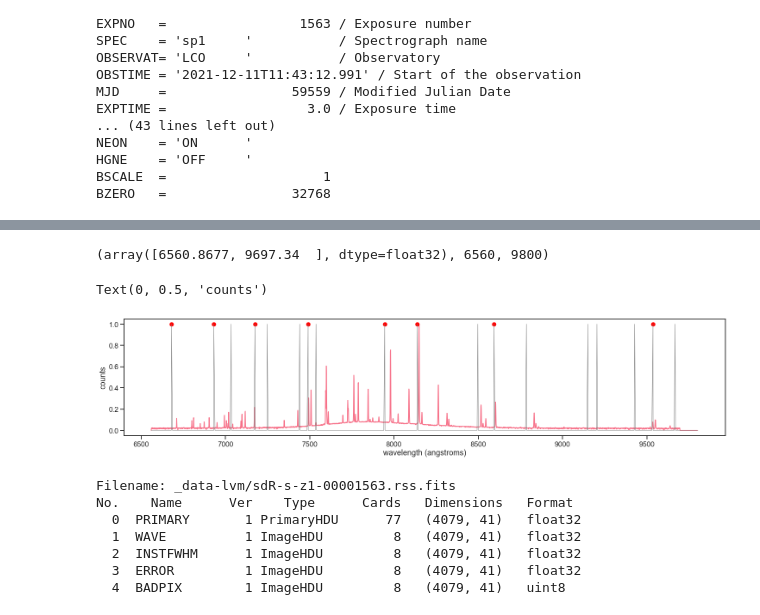
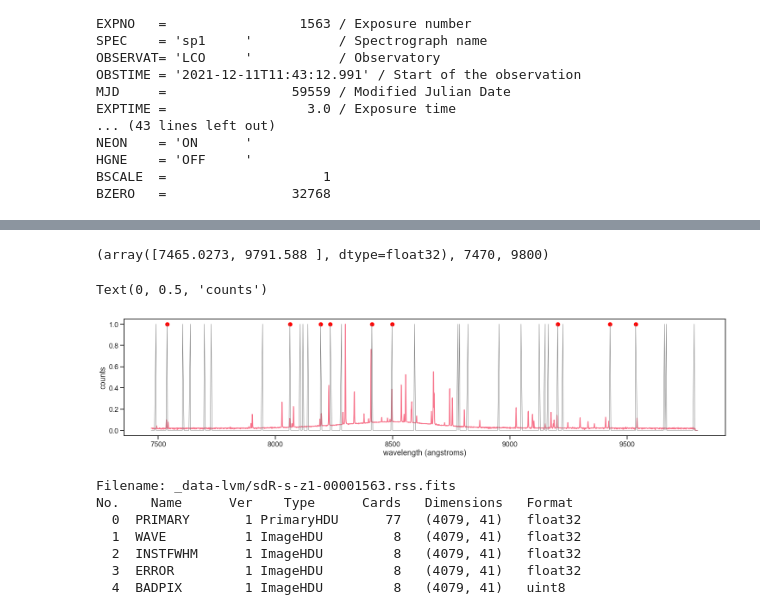
Before and after one commit to sdss/lvmdrp, a Jupyter notebook: docs/nb/lab-lamps.ipynb, the cells around one changed output, grey strips where cells are left out. Cells and saved outputs as stored; diff of their text form; code cells hidden in the pictures.

```diff
--- a/docs/nb/lab-lamps.ipynb
+++ b/docs/nb/lab-lamps.ipynb
@@ -324,16 +330,19 @@ BZERO   =                32768
 # %%
-# 360 nm - 555 nm (Blue channel CCDs)
-# 555 nm - 656 nm (Red channel CCDs)
-# 656 nm - 980 nm (NIR channel CCDs)
-# wli, wlf = 3600, 5550
-# wli, wlf = 5550, 6560
-wli, wlf = 6560, 9800
+# 360-593 nm (Blue channel CCDs)
+# 566-772 nm (Red channel CCDs)
+# 747-980 nm (NIR channel CCDs)
+# wli, wlf = 3600, 5930
+# wli, wlf = 5660, 7720
+wli, wlf = 7470, 9800
 ised = 21
 
 neon_ref = pd.read_csv("_data-lvm/neon-lines_desi.txt", sep="\s+", comment="#", names=["Wavelength", "Spectrum", "Spectrograph"]).sort_values("Wavelength").set_index("Wavelength")
 neon_cur_ref = neon_ref.Spectrum
-neon_cur_ref = neon_cur_ref.str.startswith("Ne").astype(int)
-neon_cur_ref = neon_cur_ref.loc[(wli<=neon_cur_ref.index)&(neon_cur_ref.index<=wlf)]#.plot(figsize=(25,5), kind="bar")
+neon_cur_ref = neon_cur_ref.str.strip().str.isalpha().astype(int)
+neon_cur_ref = neon_cur_ref.loc[(wli<=neon_cur_ref.index)&(neon_cur_ref.index<=wlf)]
+neon_cur_ref = neon_cur_ref.loc[neon_cur_ref!=0]
+
+print(len(neon_cur_ref))
 
 del_wl = np.diff(neon_cur_ref.index).min()
 new_wl = np.unique(np.arange(wli, wlf+del_wl, del_wl).tolist()+neon_cur_ref.index.to_list())
@@ -392,16 +404,16 @@ distance: 11.147621126379079
 # %%
-ineon, itarget = zip(*path)
+# ineon, itarget = zip(*path)
 
 # plt.figure(figsize=(25,5))
 # plt.plot(np.log10(1+neon_spec.values[list(ineon)]/neon_spec.max()), lw=2)
 # plt.plot(np.log10(1+target_spec[list(itarget)]/target_spec.max()), lw=1)
 
-mask = (neon_spec.values[list(ineon)]!=0)&(target_spec[list(itarget)]>1*np.std(target_spec[list(itarget)]))
-pix_map_table = np.column_stack((np.arange(target_spec.size)[list(itarget)], neon_spec.index.values[list(ineon)], np.ones(len(ineon))))[mask]
-_, idx = np.unique(pix_map_table[:,1], return_index=True)
-with open("_data-lvm/dtw-neon.txt", "w") as f:
-    f.write(f"{ised}\n")
-    np.savetxt(f, pix_map_table[idx], fmt="%.2f %.2f %d")
+# mask = (neon_spec.values[list(ineon)]!=0)&(target_spec[list(itarget)]>1*np.std(target_spec[list(itarget)]))
+# pix_map_table = np.column_stack((np.arange(target_spec.size)[list(itarget)], neon_spec.index.values[list(ineon)], np.ones(len(ineon))))[mask]
+# _, idx = np.unique(pix_map_table[:,1], return_index=True)
+# with open("_data-lvm/dtw-neon.txt", "w") as f:
+#     f.write(f"{ised}\n")
+#     np.savetxt(f, pix_map_table[idx], fmt="%.2f %.2f %d")
 # %%
 # np.seterr(all="raise")
 
@@ -437,22 +453,22 @@ rssMethod.resampleWave_drp(
 f = fits.open(f"_data-lvm/{arc_name}.disp.fits")
 f[0].data[ised,[0,-1]], wli, wlf
 # %% [output]
-(array([6560.8677, 9697.34  ], dtype=float32), 6560, 9800)
+(array([7465.0273, 9791.588 ], dtype=float32), 7470, 9800)
 # %%
 rss = rssMethod.loadRSS(f"_data-lvm/{arc_name}.disp_cor.fits")
 
-ref_table = np.loadtxt("_data-lvm/lvm-neon.txt", skiprows=1)
+ref_table = np.loadtxt("_data-lvm/lvm-neon_cor.txt", skiprows=1)
 ref_table = ref_table[ref_table[:,2].astype(bool)]
 
 plt.figure(figsize=(25,5))
 plt.plot(rss._wave, np.sqrt(rss._data[ised]/rss._data[ised].max()), lw=2)
 plt.plot(ref_table[:,1], np.ones_like(ref_table[:,1]), "or")
 (neon_spec/neon_spec.max()).plot(ax=plt.gca(), lw=1, color="0.5")
 plt.xlabel("wavelength (angstroms)")
 plt.ylabel("counts")
 # %% [output]
 Text(0, 0.5, 'counts')
-[figure, old version]
+[figure, new version]
 # %%
 f = fits.open(f"_data-lvm/{arc_name}.rss.fits")
 f.info()
```
Also changed, not shown: parts of 11 cells of this notebook, 1 other file.
